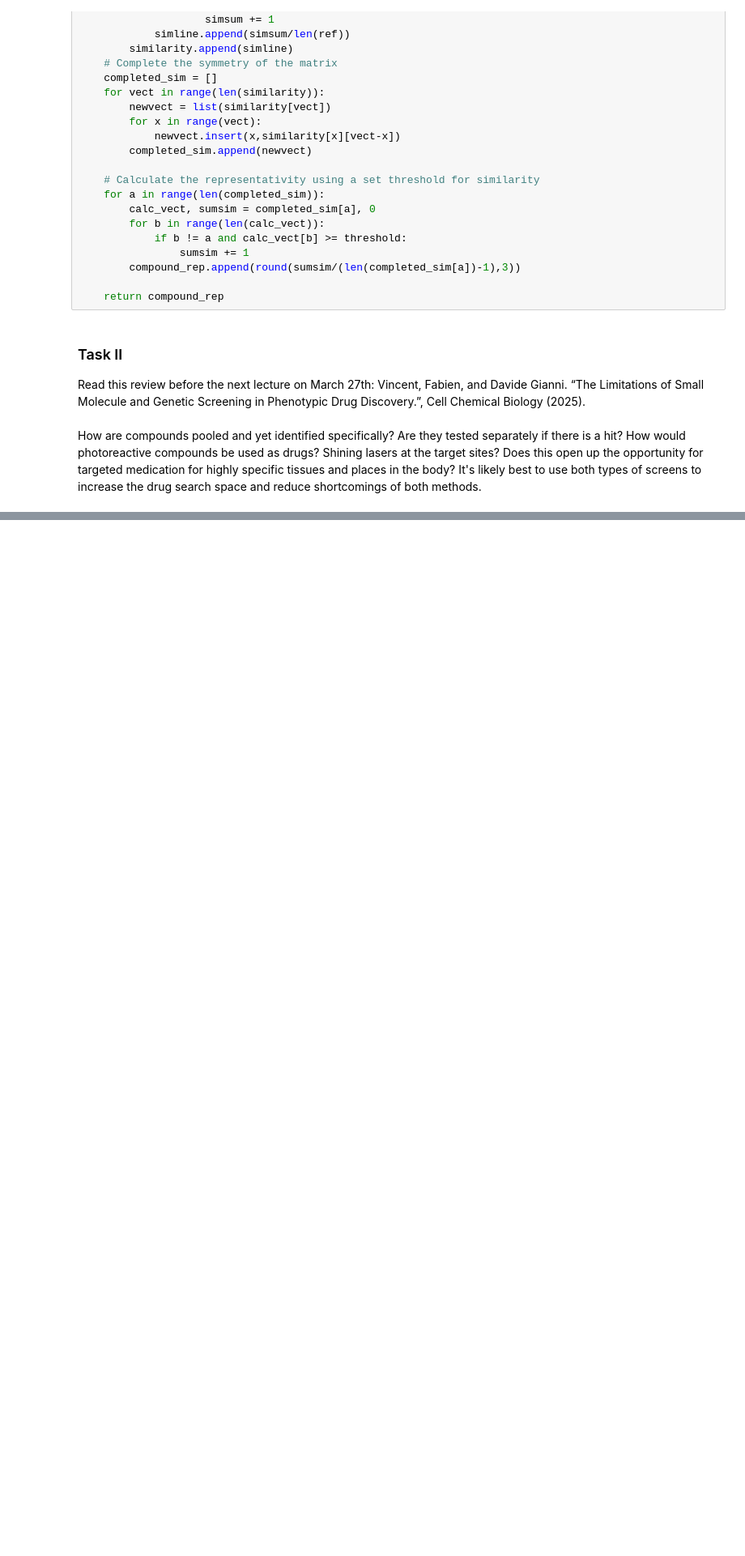
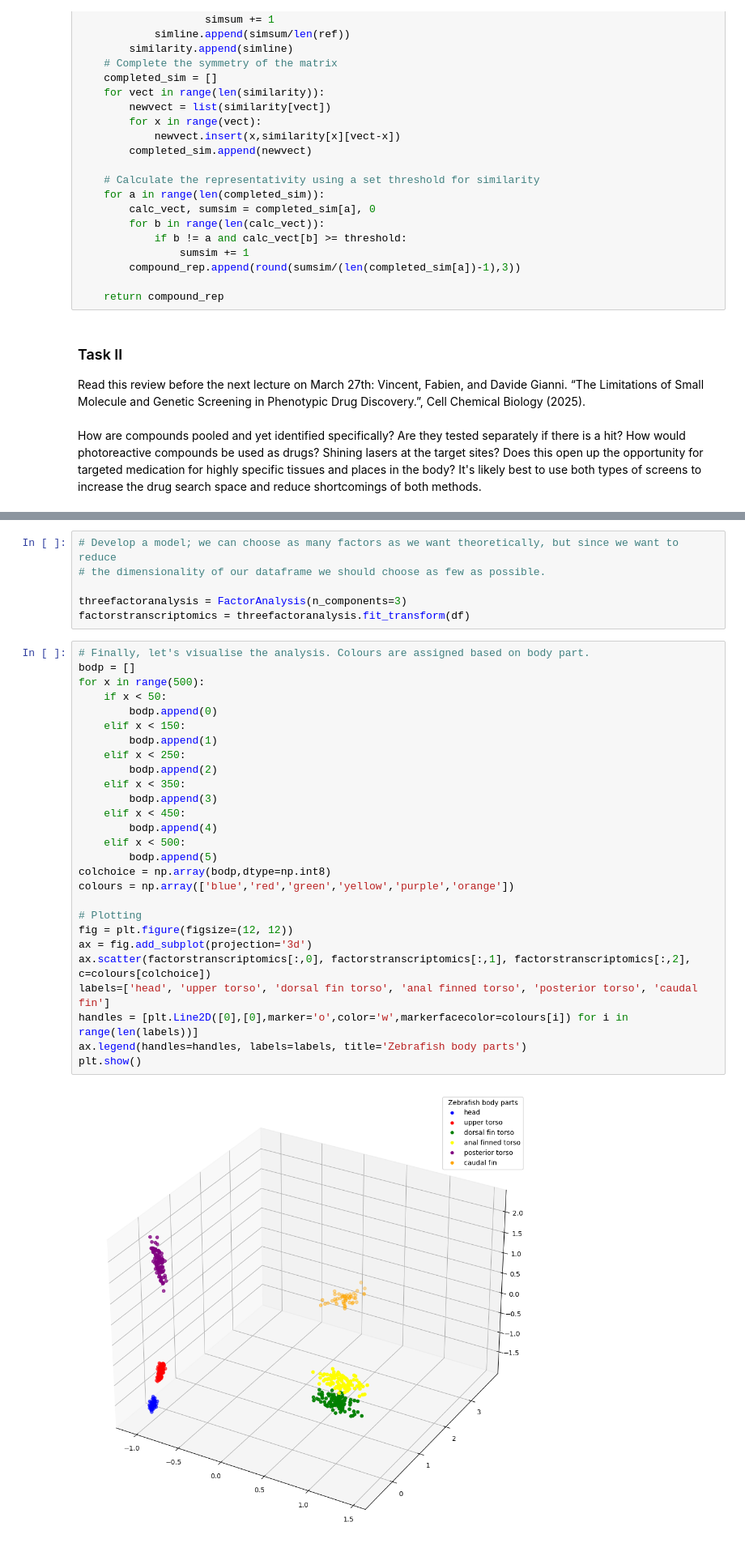
Before and after one commit to LinoRukat/Lecture-Drug-Discovery, a Jupyter notebook: LinoRukat_Module_II.ipynb, the cells around one changed output, grey strips where cells are left out. Shown at 81% size. Drawn from its saved outputs; the diff is of its cells as text; blank space fills up the shorter version.

```diff
--- a/LinoRukat_Module_II.ipynb
+++ b/LinoRukat_Module_II.ipynb
@@ -130,0 +203,35 @@ How would photoreactive compounds be used as drugs? Shining lasers at the target
+# %%
+# Develop a model; we can choose as many factors as we want theoretically, but since we want to reduce
+# the dimensionality of our dataframe we should choose as few as possible.
+
+threefactoranalysis = FactorAnalysis(n_components=3)
+factorstranscriptomics = threefactoranalysis.fit_transform(df)
+# %%
+# Finally, let's visualise the analysis. Colours are assigned based on body part.
+bodp = []
+for x in range(500):
+    if x < 50:
+        bodp.append(0)
+    elif x < 150:
+        bodp.append(1)
+    elif x < 250:
+        bodp.append(2)
+    elif x < 350:
+        bodp.append(3)
+    elif x < 450:
+        bodp.append(4)
+    elif x < 500:
+        bodp.append(5)
+colchoice = np.array(bodp,dtype=np.int8)
+colours = np.array(['blue','red','green','yellow','purple','orange'])
+
+# Plotting
+fig = plt.figure(figsize=(12, 12))
+ax = fig.add_subplot(projection='3d')
+ax.scatter(factorstranscriptomics[:,0], factorstranscriptomics[:,1], factorstranscriptomics[:,2], c=colours[colchoice])
+labels=['head', 'upper torso', 'dorsal fin torso', 'anal finned torso', 'posterior torso', 'caudal fin']
+handles = [plt.Line2D([0],[0],marker='o',color='w',markerfacecolor=colours[i]) for i in range(len(labels))]
+ax.legend(handles=handles, labels=labels, title='Zebrafish body parts')
+plt.show()
+# %% [output]
+[figure, added]
```
Also changed, not shown: parts of 6 cells of this notebook.
